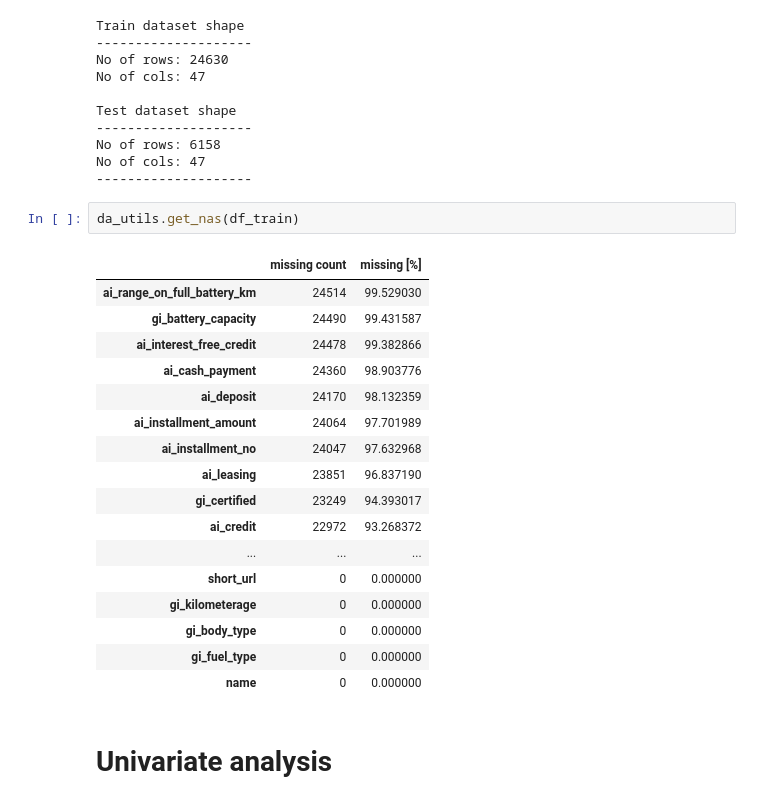
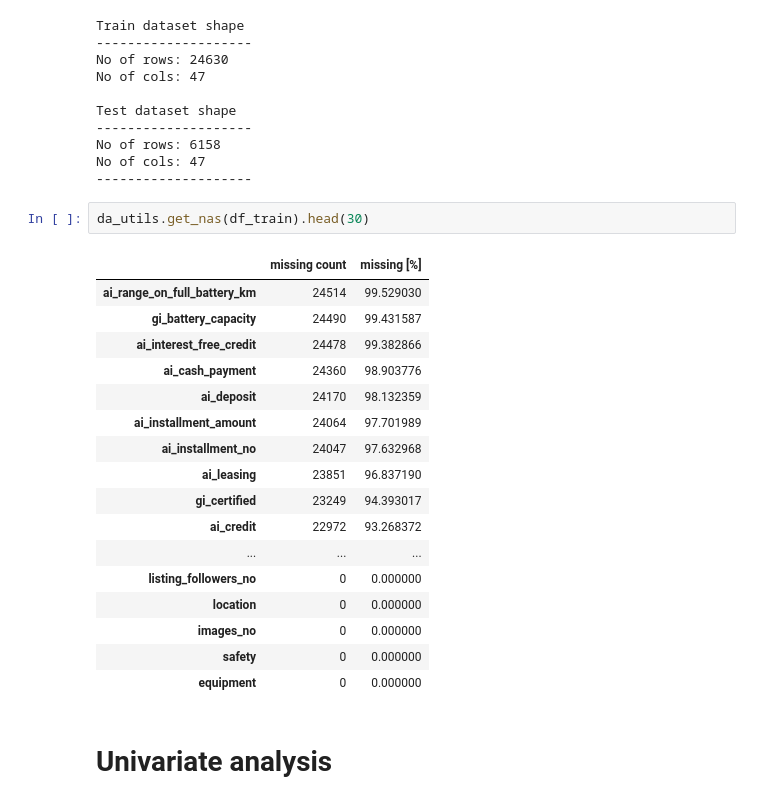
Before and after one commit to aleksa-radojicic/second_hand_car_price_prediction, a Jupyter notebook: notebooks/1_UnivariateAnalysis.ipynb, the cells around one changed output. Saved outputs shown, nothing was run; the diff lists cells and outputs as text.

```diff
--- a/notebooks/1_UnivariateAnalysis.ipynb
+++ b/notebooks/1_UnivariateAnalysis.ipynb
@@ -95,25 +95,25 @@ No of rows: 6158
 No of cols: 47
 --------------------
 # %%
-da_utils.get_nas(df_train)
+da_utils.get_nas(df_train).head(30)
 # %% [output]
 |  | missing count | missing [%] |
 | ai_range_on_full_battery_km | 24514 | 99.529030 |
 | gi_battery_capacity | 24490 | 99.431587 |
 | ai_interest_free_credit | 24478 | 99.382866 |
 | ai_cash_payment | 24360 | 98.903776 |
 | ai_deposit | 24170 | 98.132359 |
 | ai_installment_amount | 24064 | 97.701989 |
 | ai_installment_no | 24047 | 97.632968 |
 | ai_leasing | 23851 | 96.837190 |
 | gi_certified | 23249 | 94.393017 |
 | ai_credit | 22972 | 93.268372 |
 | ... | ... | ... |
-| short_url | 0 | 0.000000 |
-| gi_kilometerage | 0 | 0.000000 |
-| gi_body_type | 0 | 0.000000 |
-| gi_fuel_type | 0 | 0.000000 |
-| name | 0 | 0.000000 |
+| listing_followers_no | 0 | 0.000000 |
+| location | 0 | 0.000000 |
+| images_no | 0 | 0.000000 |
+| safety | 0 | 0.000000 |
+| equipment | 0 | 0.000000 |
 # %% [markdown]
 <h1> Univariate analysis
 # %%
```
Also changed, not shown: parts of 17 cells of this notebook.
